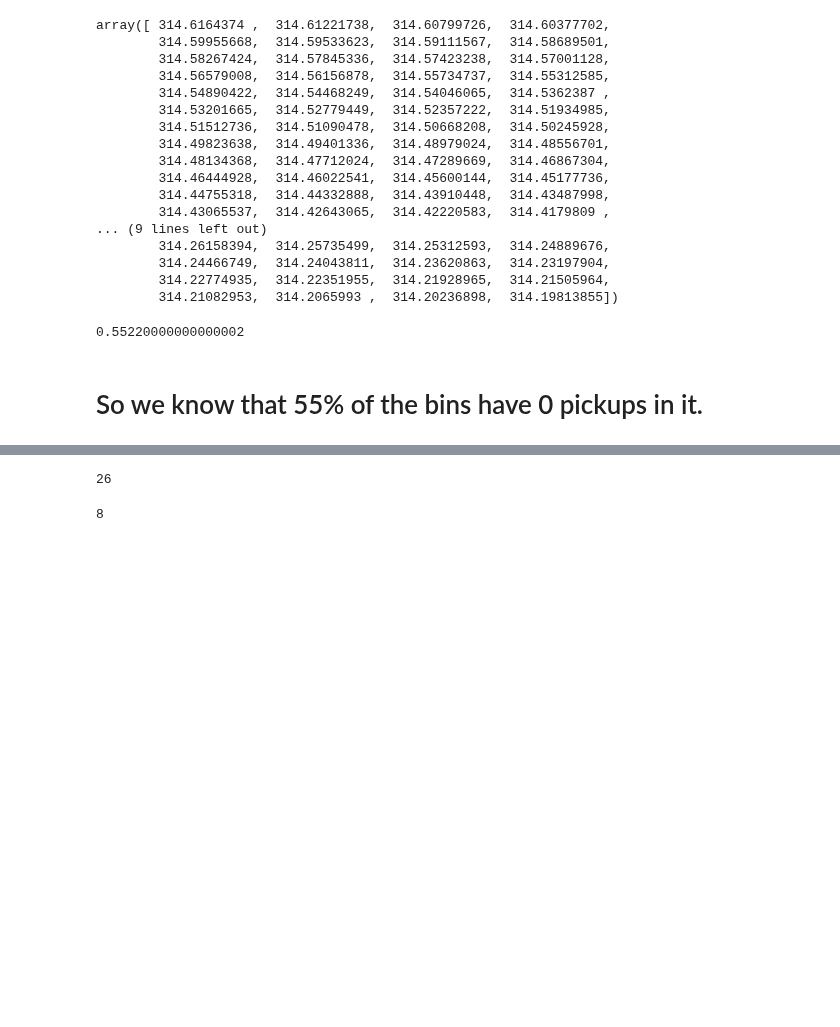
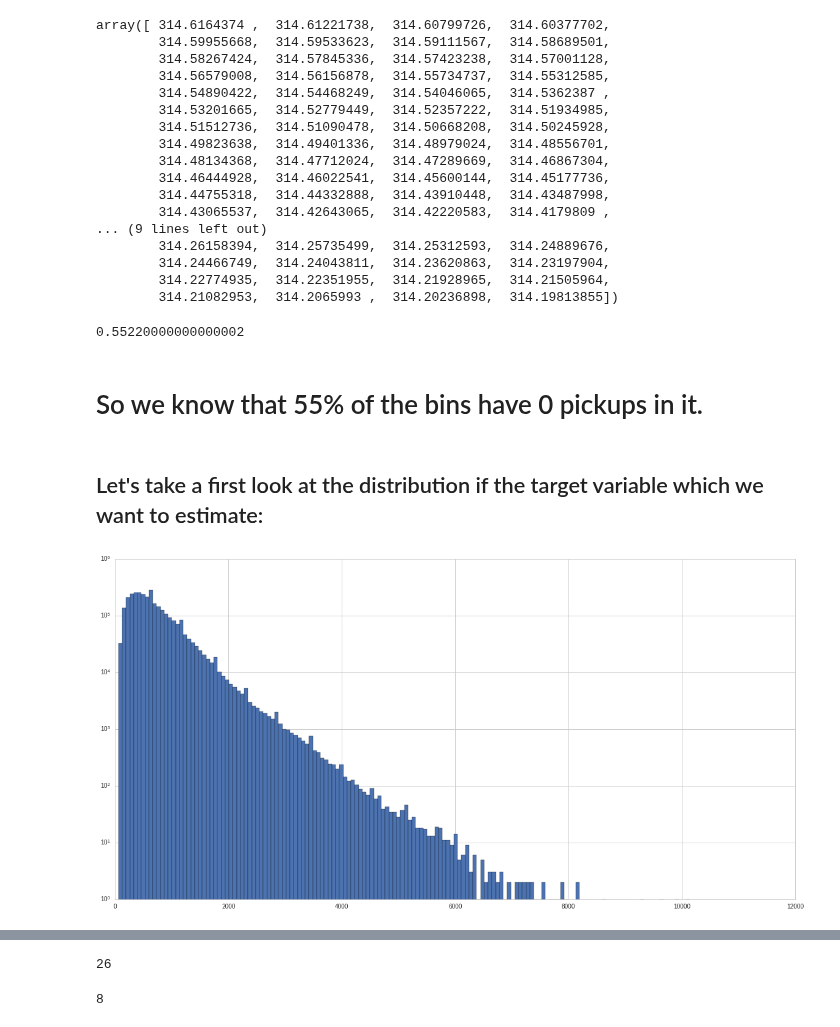
Before and after one commit to nikhase/nyc-taxi, a Jupyter notebook: weeklyAnalysis.ipynb, the cells around one changed output, grey strips where cells are left out. Saved outputs shown, nothing was run; the diff lists cells and outputs as text; code cells hidden in the pictures; blank space fills up the shorter version.

```diff
--- a/weeklyAnalysis.ipynb
+++ b/weeklyAnalysis.ipynb
@@ -714,3 +714,20 @@ array([ 314.6164374 ,  314.61221738,  314.60799726,  314.60377702,
 0.55220000000000002
 # %% [markdown]
 # So we know that 55% of the bins have 0 pickups in it.
+# %% [markdown]
+## Let's take a first look at the distribution if the target variable which we want to estimate:
+# %%
+h = taxidata_in_box.trip_time_in_secs
+plt.figure(figsize=(20,10))
+plt.hist(h, normed=False,  bins=150)
+    #, histtype='stepfilled')
+plt.yscale('log')
+#plt.ylabel('log(freq x)', fontsize=40)
+#plt.xlabel('x = avg_amount_per_minute', fontsize=40)
+#print('Min:' +  str(min(h)) + '\nMax:' +  str(max(h)))
+#plt.yticks(fontsize=40)
+#plt.xticks(fontsize=40)
+#plt.locator_params(axis = 'x', nbins = 20)
+plt.show()
+# %% [output]
+[figure, added]
```
Also changed, not shown: parts of 20 cells of this notebook, 2 other files.
